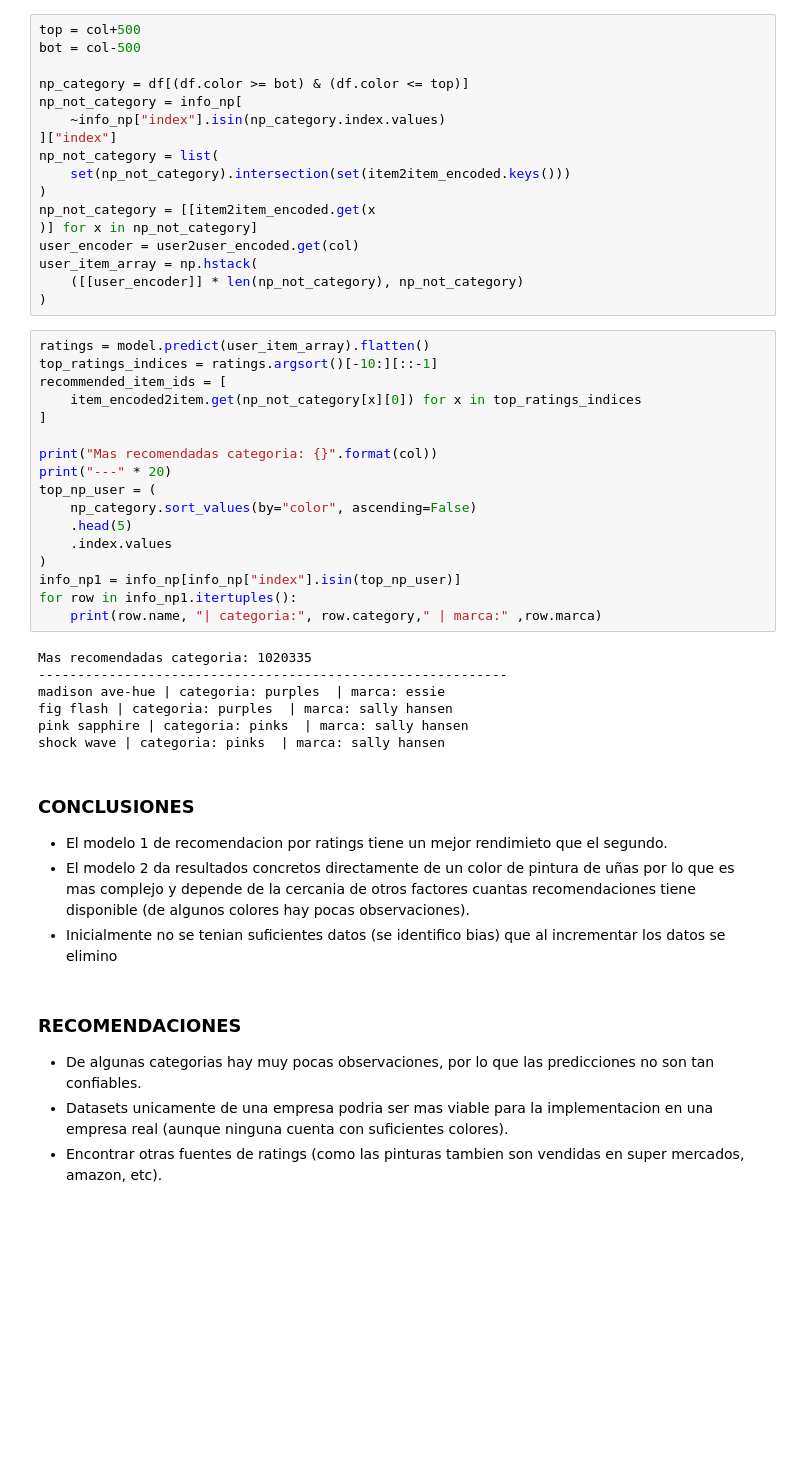
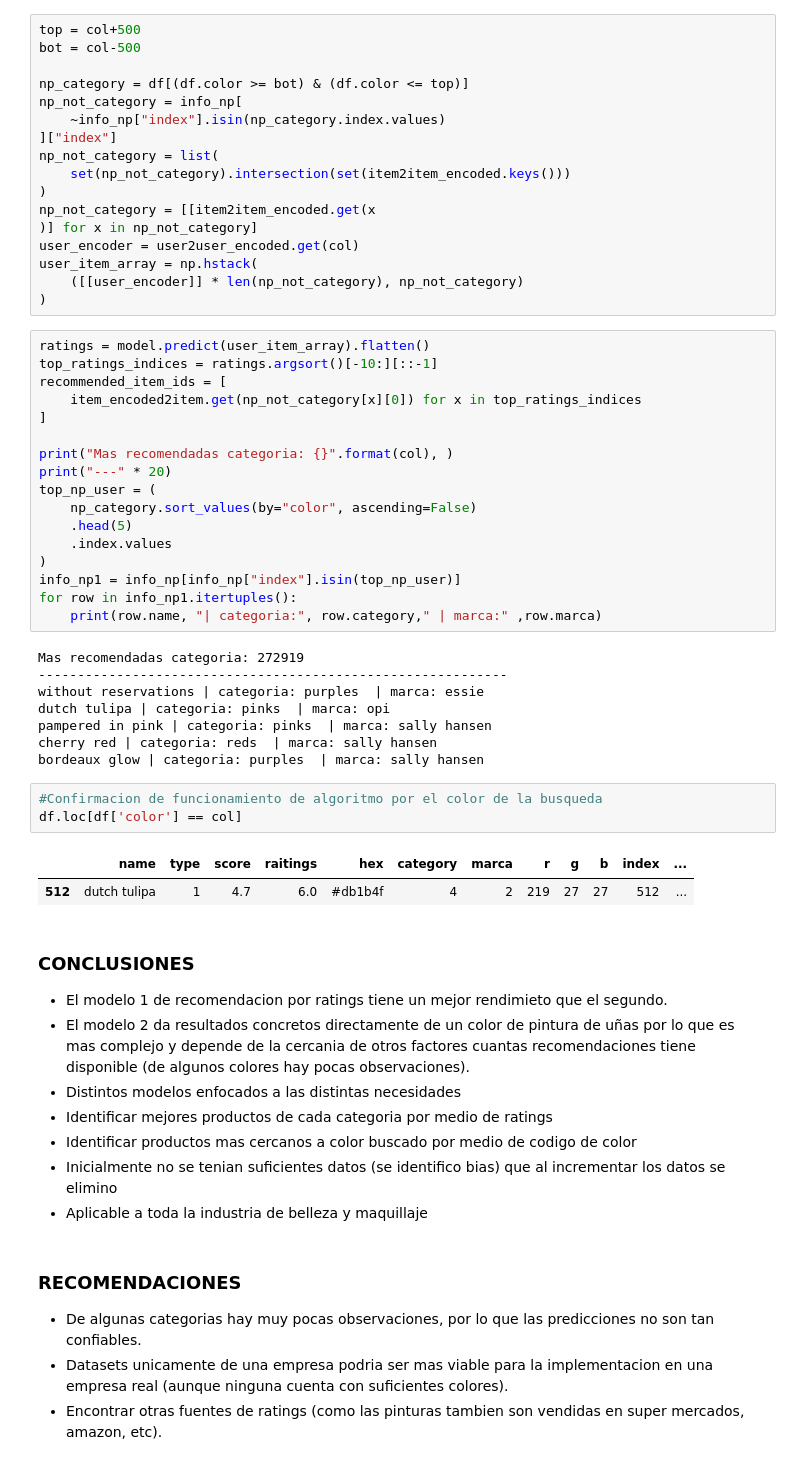
Before and after one commit to mariannaflores/final_eml, a Jupyter notebook: proyecto_final.ipynb, the cells around one changed output. Drawn from its saved outputs; the diff is of its cells as text; blank space fills up the shorter version.

```diff
--- a/proyecto_final.ipynb
+++ b/proyecto_final.ipynb
@@ -555,7 +558,7 @@ recommended_item_ids = [
     item_encoded2item.get(np_not_category[x][0]) for x in top_ratings_indices
 ]
 
-print("Mas recomendadas categoria: {}".format(col))
+print("Mas recomendadas categoria: {}".format(col), )
 print("---" * 20)
 top_np_user = (
     np_category.sort_values(by="color", ascending=False)
@@ -566,18 +569,29 @@ info_np1 = info_np[info_np["index"].isin(top_np_user)]
 for row in info_np1.itertuples():
     print(row.name, "| categoria:", row.category," | marca:" ,row.marca)
 # %% [output]
-Mas recomendadas categoria: 1020335
+Mas recomendadas categoria: 272919
 ------------------------------------------------------------
-madison ave-hue | categoria: purples  | marca: essie
-fig flash | categoria: purples  | marca: sally hansen
-pink sapphire | categoria: pinks  | marca: sally hansen
-shock wave | categoria: pinks  | marca: sally hansen
+without reservations | categoria: purples  | marca: essie
+dutch tulipa | categoria: pinks  | marca: opi
+pampered in pink | categoria: pinks  | marca: sally hansen
+cherry red | categoria: reds  | marca: sally hansen
+bordeaux glow | categoria: purples  | marca: sally hansen
+# %%
+#Confirmacion de funcionamiento de algoritmo por el color de la busqueda
+df.loc[df['color'] == col]
+# %% [output]
+|  | name | type | score | raitings | hex | category | marca | r | g | b | index | ... |
+| 512 | dutch tulipa | 1 | 4.7 | 6.0 | #db1b4f | 4 | 2 | 219 | 27 | 27 | 512 | ... |
 # %% [markdown]
 ### CONCLUSIONES
 
 * El modelo 1 de recomendacion por ratings tiene un mejor rendimieto que el segundo.
 * El modelo 2 da resultados concretos directamente de un color de pintura de uñas por lo que es mas complejo y depende de la cercania de otros factores cuantas recomendaciones tiene disponible (de algunos colores hay pocas observaciones).
+* Distintos modelos enfocados a las distintas necesidades
+ * Identificar mejores productos de cada categoria por medio de ratings
+ * Identificar productos mas cercanos a color buscado por medio de codigo de color
 * Inicialmente no se tenian suficientes datos (se identifico bias) que al incrementar los datos se elimino
+* Aplicable a toda la industria de belleza y maquillaje
 # %% [markdown]
 ### RECOMENDACIONES
 * De algunas categorias hay muy pocas observaciones, por lo que las predicciones no son tan confiables.
```
Also changed, not shown: parts of 16 cells of this notebook.
